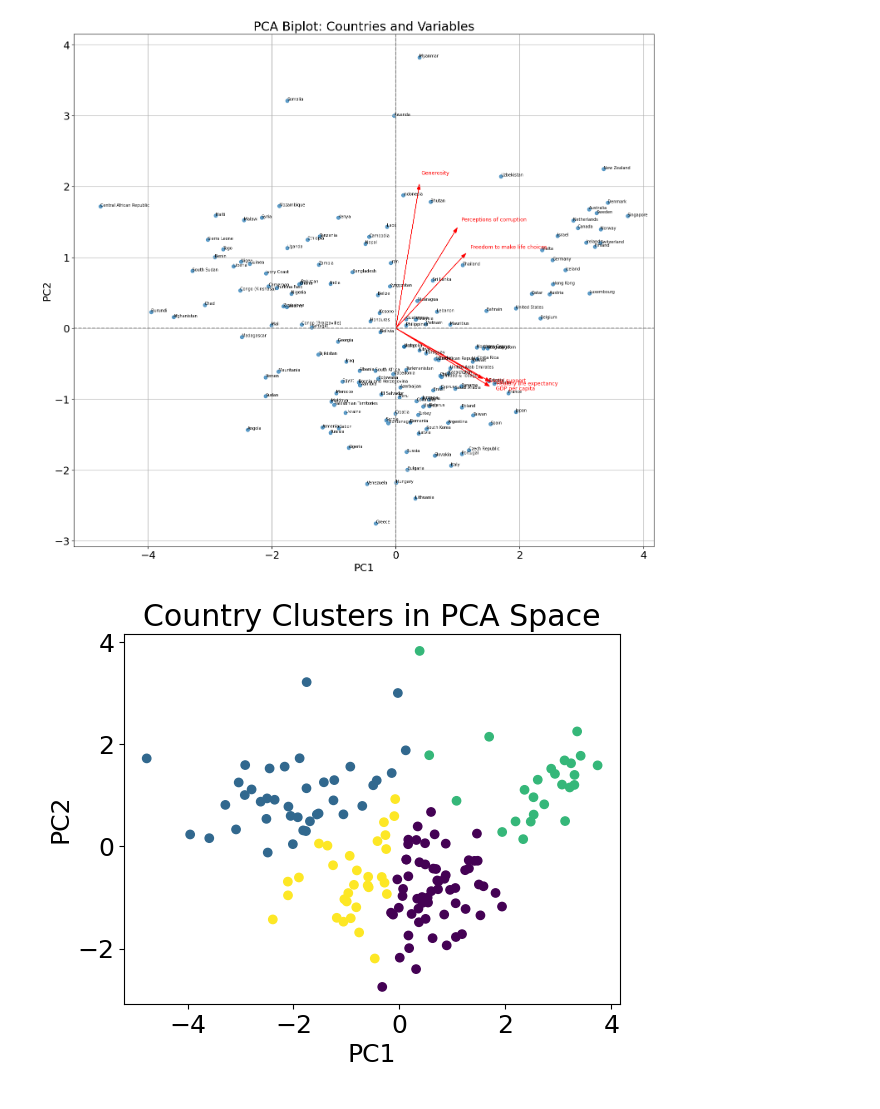
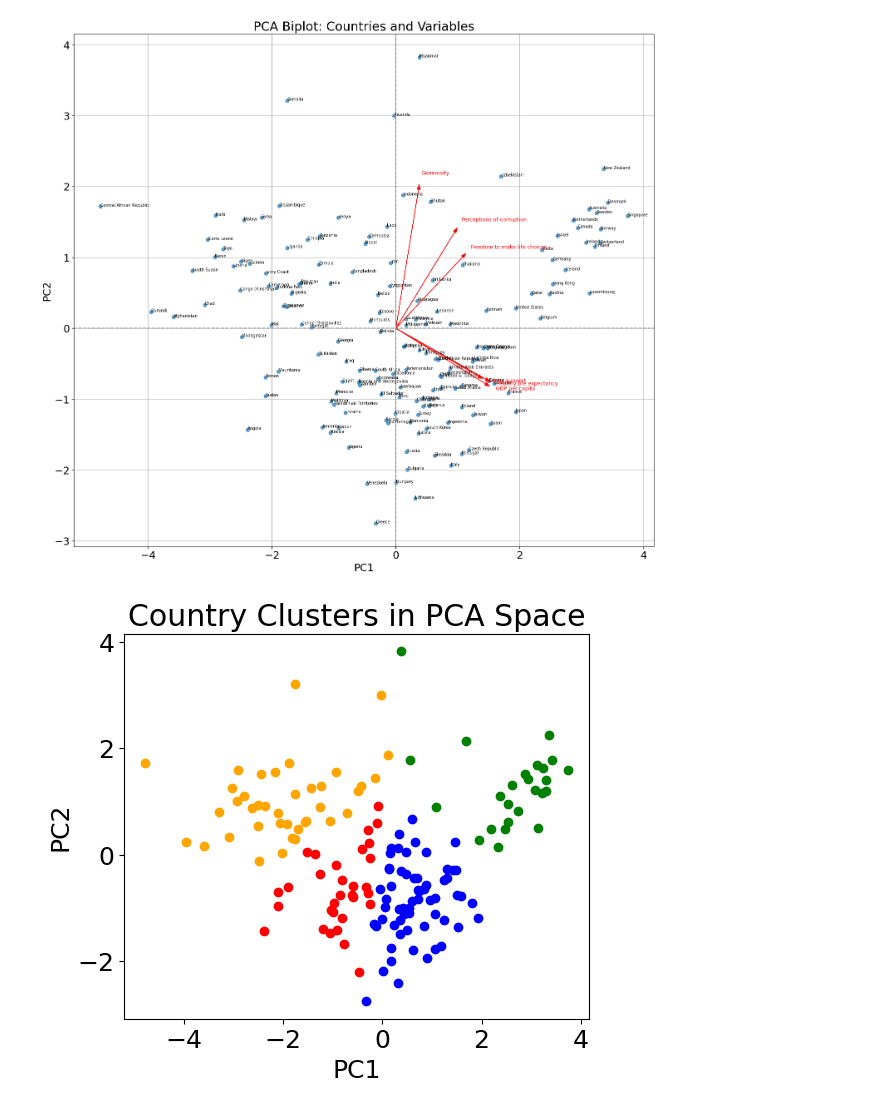
Before and after one commit to kellymegan/ASDA_2025_Group_2_Portfolio_, a Jupyter notebook: notebooks/week_10_group_2_notebook.ipynb, the cells around one changed output. Saved outputs shown, nothing was run; the diff lists cells and outputs as text; code cells hidden in the pictures.

```diff
--- a/notebooks/week_10_group_2_notebook.ipynb
+++ b/notebooks/week_10_group_2_notebook.ipynb
@@ -335,20 +335,25 @@ plt.show()
 # %% [output]
 [figure]
 # %%
-# Cluster countries
-
-from sklearn.cluster import KMeans
 
 kmeans = KMeans(n_clusters=4, random_state=0)
 clusters = kmeans.fit_predict(scores[:, :2])
 
-plt.scatter(scores[:,0], scores[:,1], c=clusters)
+cluster_colors = ['blue', 'orange', 'green', 'red']
+
+plt.figure(figsize=(6,5))
+for i in range(4):
+    plt.scatter(
+        scores[clusters == i, 0],
+        scores[clusters == i, 1],
+        color=cluster_colors[i]
+    )
 plt.xlabel('PC1')
 plt.ylabel('PC2')
 plt.title('Country Clusters in PCA Space')
 plt.show()
 # %% [output]
-[figure, old version]
+[figure, new version]
 # %%
 # Compare clusters
 
```
Also changed, not shown: parts of 1 cell of this notebook, 3 other files.
